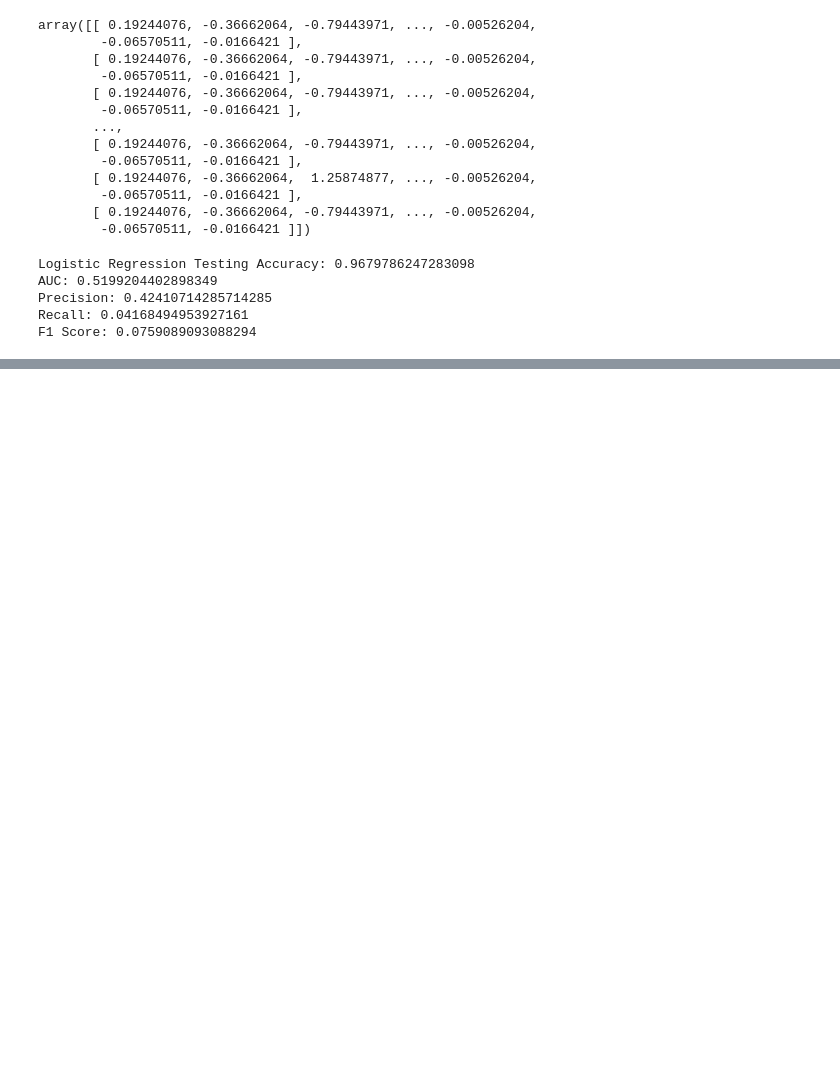
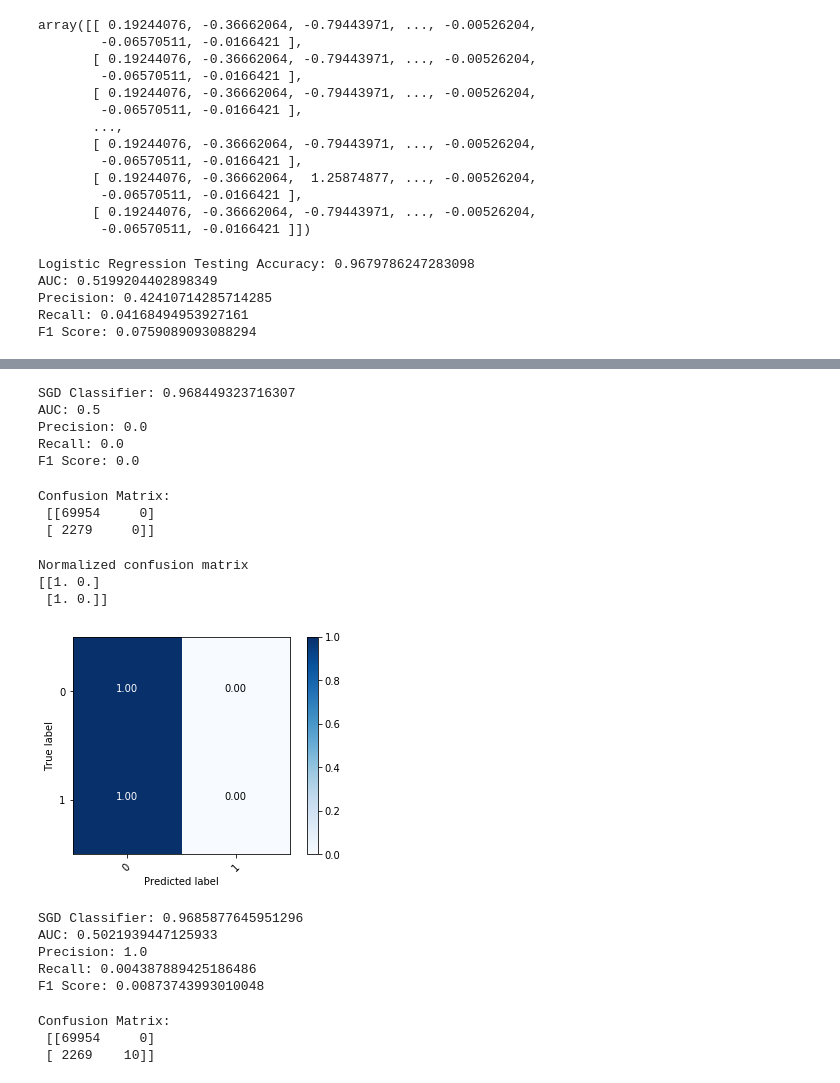
Before and after one commit to lambertmk/Capstone-Project, a Jupyter notebook: ML Model 2.ipynb, the cells around one changed output, grey strips where cells are left out. Cells and saved outputs as stored; diff of their text form; code cells hidden in the pictures; blank space fills up the shorter version.

```diff
--- a/ML Model 2.ipynb
+++ b/ML Model 2.ipynb
@@ -994,0 +1229,60 @@ print(f'F1 Score: {f1_score(y_test, preds)}')
+# %%
+from sklearn.linear_model import SGDClassifier
+
+sgd = SGDClassifier()
+sgd.fit(X_train, y_train)
+preds = sgd.predict(X_test)
+
+
+print(f'SGD Classifier: {accuracy_score(y_test, preds)}')
+print(f'AUC: {roc_auc_score(y_test, preds)}')
+print(f'Precision: {precision_score(y_test, preds)}')
+print(f'Recall: {recall_score(y_test, preds)}')
+print(f'F1 Score: {f1_score(y_test, preds)}')
+# %% [output]
+SGD Classifier: 0.968449323716307
+AUC: 0.5
+Precision: 0.0
+Recall: 0.0
+F1 Score: 0.0
+# %%
+cnf_matrix = confusion_matrix(y_test, preds)
+print('Confusion Matrix:\n', cnf_matrix)
+# %% [output]
+Confusion Matrix:
+ [[69954     0]
+ [ 2279     0]]
+# %%
+plot_confusion_matrix(cnf_matrix, classes = ['True', 'False'], normalize=True,
+                      title='Normalized confusion matrix')
+# %% [output]
+Normalized confusion matrix
+[[1. 0.]
+ [1. 0.]]
+[figure, added]
+# %%
+from sklearn.svm import SVC
+
+svc = SVC()
+svc.fit(X_train, y_train)
+preds = svc.predict(X_test)
+
+
+print(f'Support Vector Classification: {accuracy_score(y_test, preds)}')
+print(f'AUC: {roc_auc_score(y_test, preds)}')
+print(f'Precision: {precision_score(y_test, preds)}')
+print(f'Recall: {recall_score(y_test, preds)}')
+print(f'F1 Score: {f1_score(y_test, preds)}')
+# %% [output]
+SGD Classifier: 0.9685877645951296
+AUC: 0.5021939447125933
+Precision: 1.0
+Recall: 0.004387889425186486
+F1 Score: 0.00873743993010048
+# %%
+cnf_matrix = confusion_matrix(y_test, preds)
+print('Confusion Matrix:\n', cnf_matrix)
+# %% [output]
+Confusion Matrix:
+ [[69954     0]
+ [ 2269    10]]
```
Also changed, not shown: parts of 46 cells of this notebook, 1 other file.
